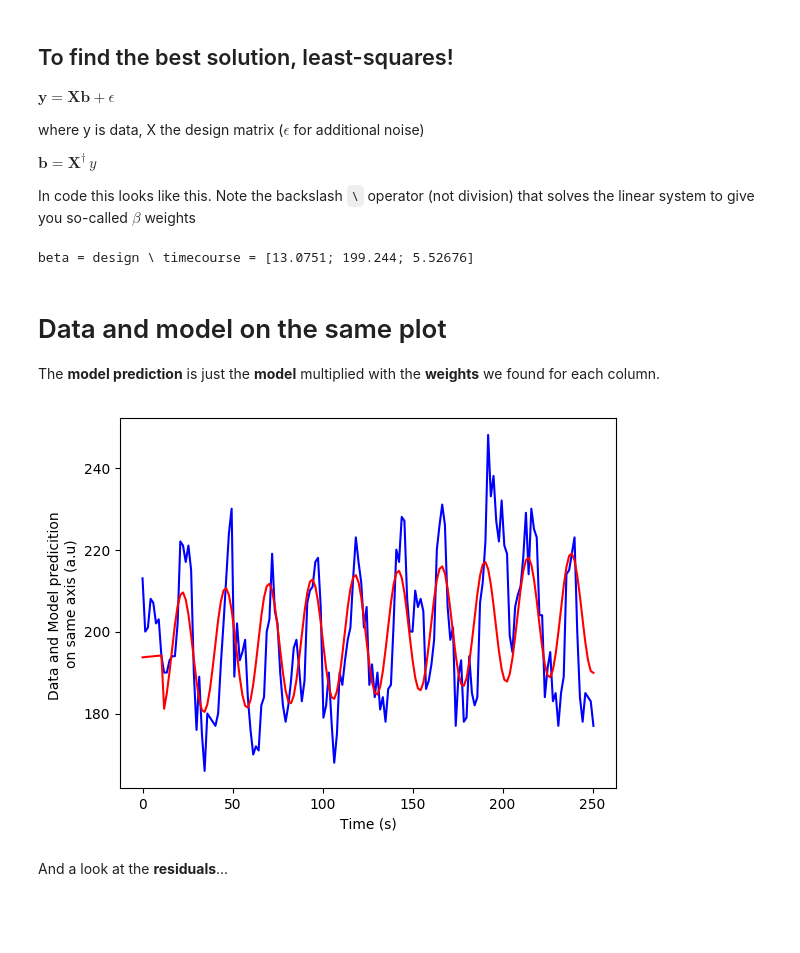
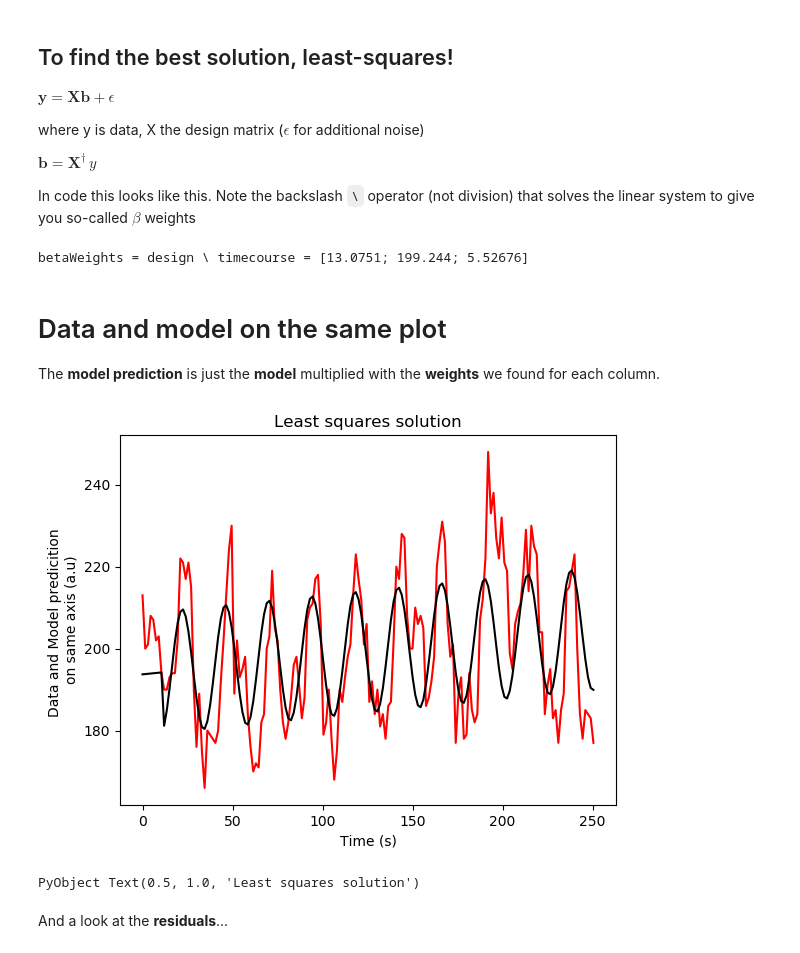
Before and after one commit to schluppeck/linearRegressionDemo, a Jupyter notebook: demoLinearRegression-v06.ipynb, the cells around one changed output. Cells and saved outputs as stored; diff of their text form; code cells hidden in the pictures; blank space fills up the shorter version.

```diff
--- a/demoLinearRegression-v06.ipynb
+++ b/demoLinearRegression-v06.ipynb
@@ -124,22 +160,24 @@ $\mathbf{b} = \mathbf{X}^{\dagger}\,y$
 
 In code this looks like this. Note the backslash ``\`` operator (not division) that solves the linear system to give you so-called $\beta$ weights
 # %%
-@show beta = design\timecourse;
+@show betaWeights = design\timecourse;
 # %% [output]
-beta = design \ timecourse = [13.0751; 199.244; 5.52676]
+betaWeights = design \ timecourse = [13.0751; 199.244; 5.52676]
 # %% [markdown]
 # Data and model on the same plot
 
 The **model prediction** is just the **model** multiplied with the **weights** we found for each column.
 # %%
-modelPrediction = design * beta; # model prediction
+modelPrediction = design * betaWeights; # model prediction
 # %%
-plot(t, timecourse, color="blue");
+plot(t, timecourse, color="red");
 # hold(true) # deprecated
-plot(t, modelPrediction, color="red"); xlabel("Time (s)");
+plot(t, modelPrediction, color="black"); xlabel("Time (s)");
 ylabel("Data and Model predicition \non same axis (a.u)");
+title("Least squares solution")
 # %% [output]
-[figure, old version]
+[figure, new version]
+PyObject Text(0.5, 1.0, 'Least squares solution')
 # %% [markdown]
 And a look at the **residuals**...
 # %%
```
Also changed, not shown: parts of 15 cells of this notebook, 1 other file.
